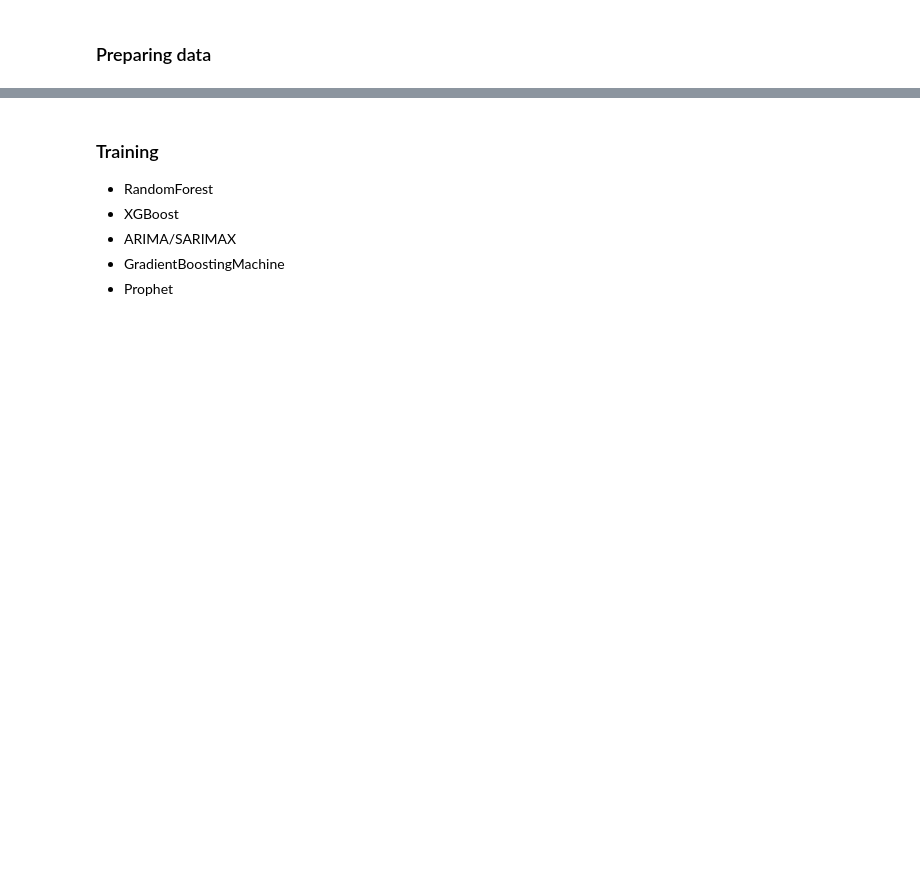
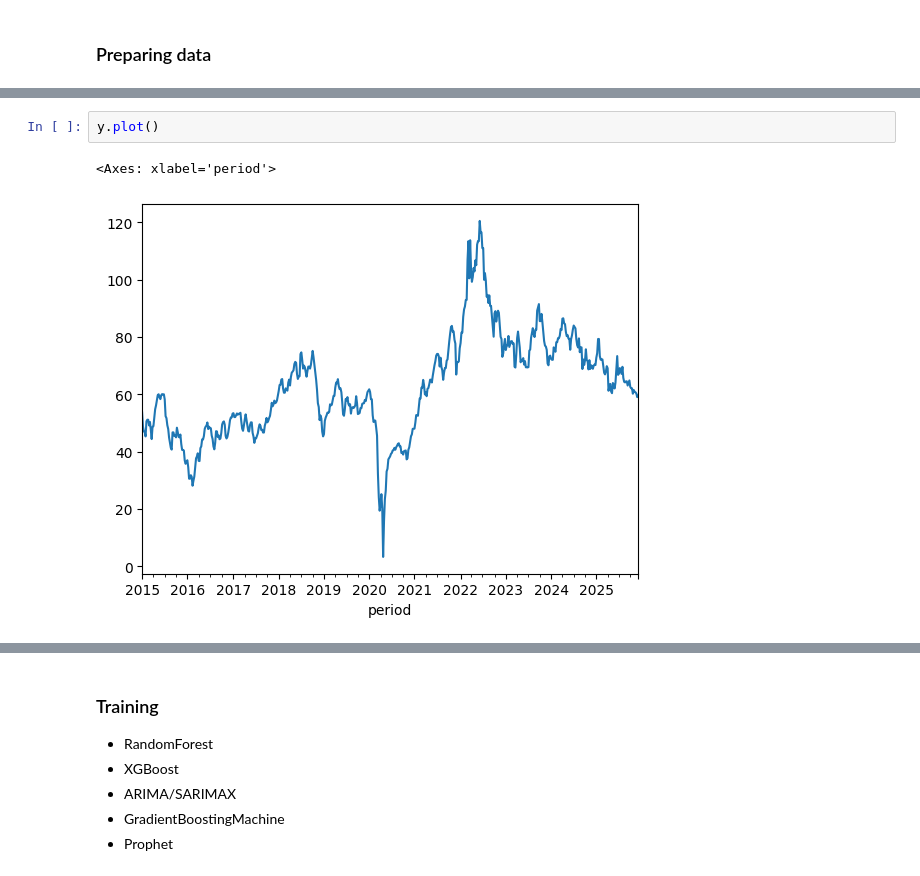
Before and after one commit to SalazarV4/oil-optimization, a Jupyter notebook: notebooks/04_model_experiments.ipynb, the cells around one changed output, grey strips where cells are left out. Cells and saved outputs as stored; diff of their text form; blank space fills up the shorter version.

```diff
--- a/notebooks/04_model_experiments.ipynb
+++ b/notebooks/04_model_experiments.ipynb
@@ -78,0 +107,5 @@ all_splits[0]
+# %%
+y.plot()
+# %% [output]
+<Axes: xlabel='period'>
+[figure, added]
```
Also changed, not shown: parts of 15 cells of this notebook, 5 other files.
